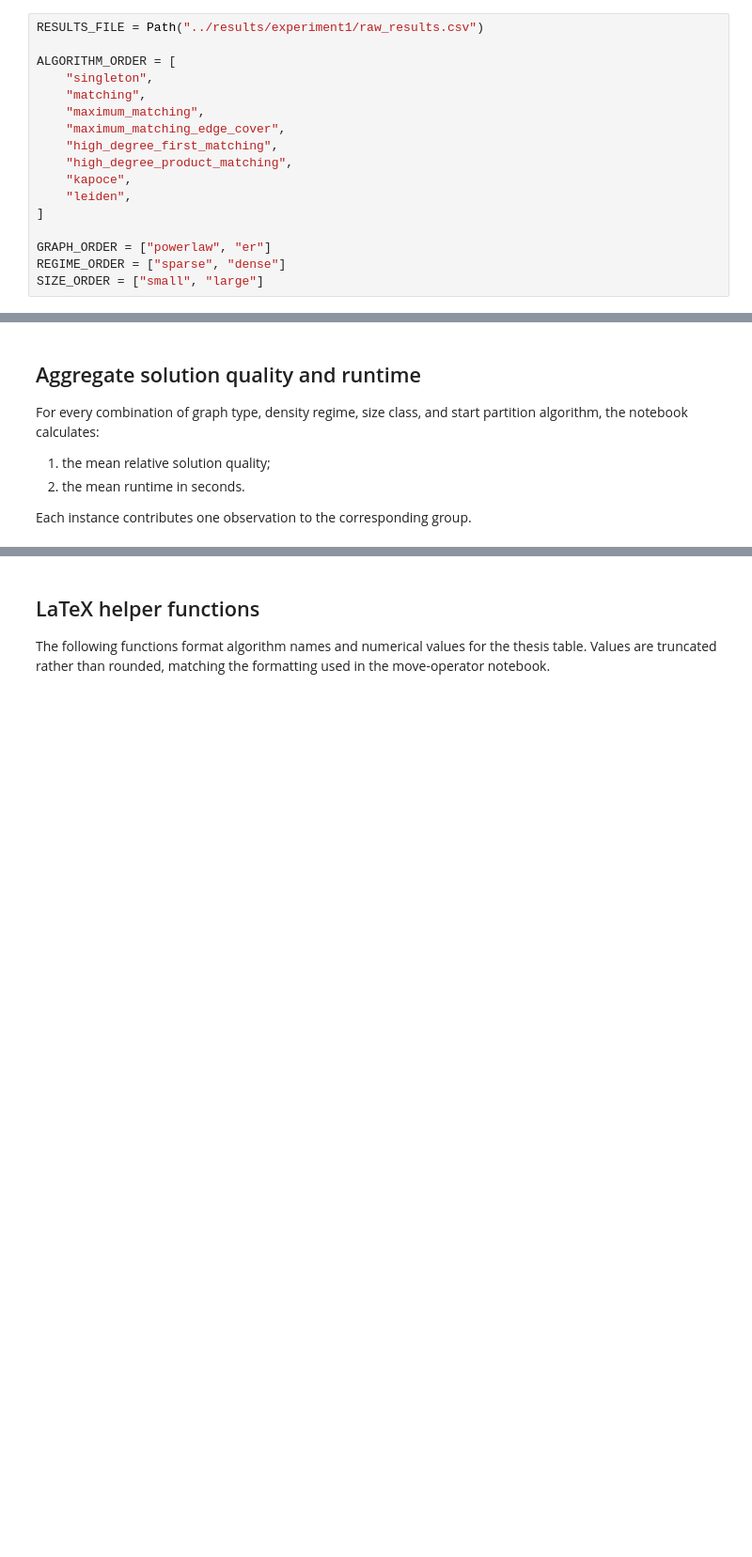
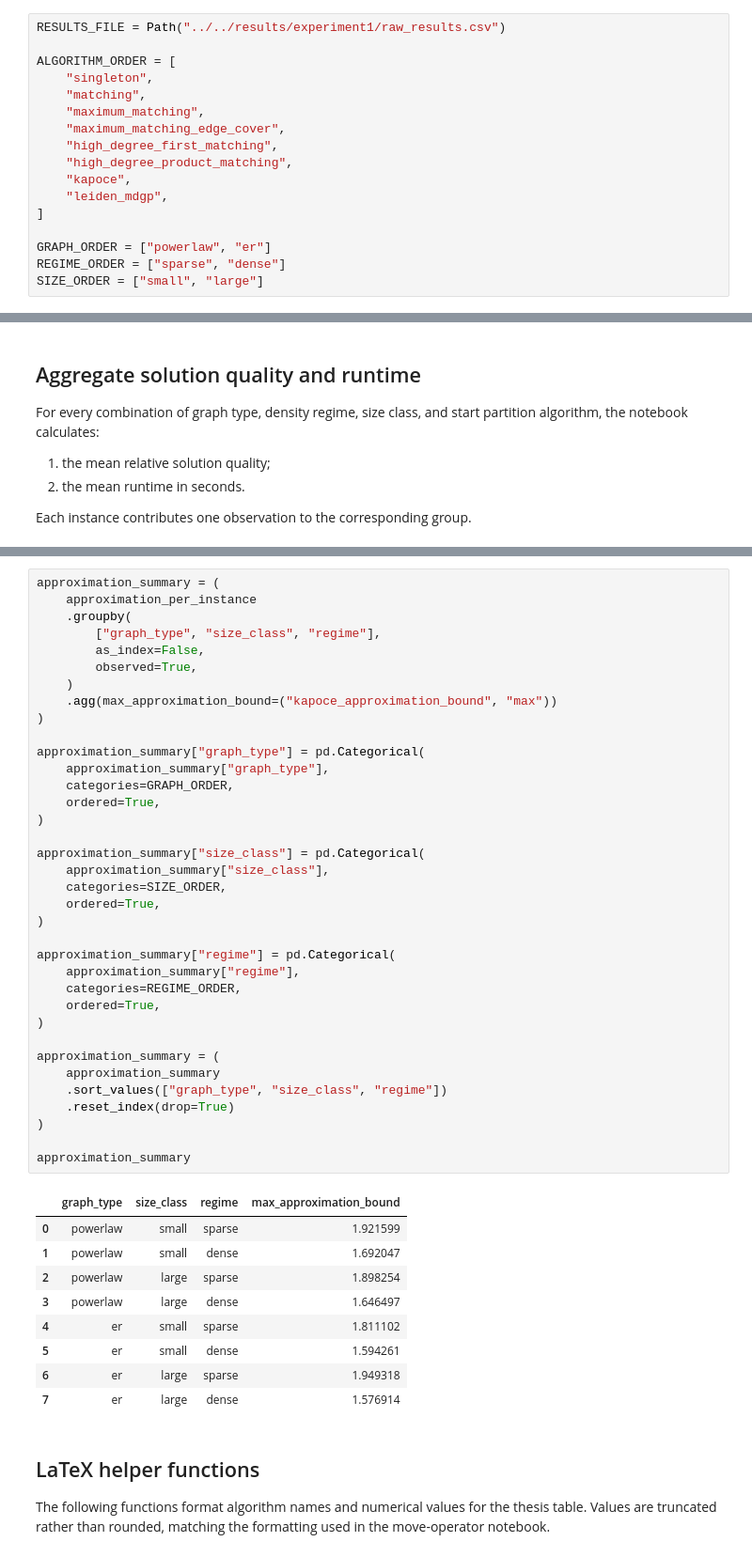
Before and after one commit to lulufka/dense_graph_partition, a Jupyter notebook: notebooks/experiment1/experiment1_baseline_anaylsis.ipynb, the cells around one changed output, grey strips where cells are left out. Shown at 94% size. Drawn from its saved outputs; the diff is of its cells as text; blank space fills up the shorter version.

```diff
--- a/notebooks/experiment1/experiment1_baseline_anaylsis.ipynb
+++ b/notebooks/experiment1/experiment1_baseline_anaylsis.ipynb
@@ -21,7 +21,7 @@ from pathlib import Path
 import numpy as np
 import pandas as pd
 # %%
-RESULTS_FILE = Path("../results/experiment1/raw_results.csv")
+RESULTS_FILE = Path("../../results/experiment1/raw_results.csv")
 
 ALGORITHM_ORDER = [
     "singleton",
@@ -31,7 +31,7 @@ ALGORITHM_ORDER = [
     "high_degree_first_matching",
     "high_degree_product_matching",
     "kapoce",
-    "leiden",
+    "leiden_mdgp",
 ]
 
 GRAPH_ORDER = ["powerlaw", "er"]
@@ -186,3 +205,49 @@ final_table
+# %%
+approximation_summary = (
+    approximation_per_instance
+    .groupby(
+        ["graph_type", "size_class", "regime"],
+        as_index=False,
+        observed=True,
+    )
+    .agg(max_approximation_bound=("kapoce_approximation_bound", "max"))
+)
+
+approximation_summary["graph_type"] = pd.Categorical(
+    approximation_summary["graph_type"],
+    categories=GRAPH_ORDER,
+    ordered=True,
+)
+
+approximation_summary["size_class"] = pd.Categorical(
+    approximation_summary["size_class"],
+    categories=SIZE_ORDER,
+    ordered=True,
+)
+
+approximation_summary["regime"] = pd.Categorical(
+    approximation_summary["regime"],
+    categories=REGIME_ORDER,
+    ordered=True,
+)
+
+approximation_summary = (
+    approximation_summary
+    .sort_values(["graph_type", "size_class", "regime"])
+    .reset_index(drop=True)
+)
+
+approximation_summary
+# %% [output]
+|  | graph_type | size_class | regime | max_approximation_bound |
+| 0 | powerlaw | small | sparse | 1.921599 |
+| 1 | powerlaw | small | dense | 1.692047 |
+| 2 | powerlaw | large | sparse | 1.898254 |
+| 3 | powerlaw | large | dense | 1.646497 |
+| 4 | er | small | sparse | 1.811102 |
+| 5 | er | small | dense | 1.594261 |
+| 6 | er | large | sparse | 1.949318 |
+| 7 | er | large | dense | 1.576914 |
 # %% [markdown]
 ## LaTeX helper functions
 
```
Also changed, not shown: parts of 8 cells of this notebook, 3 other files.
